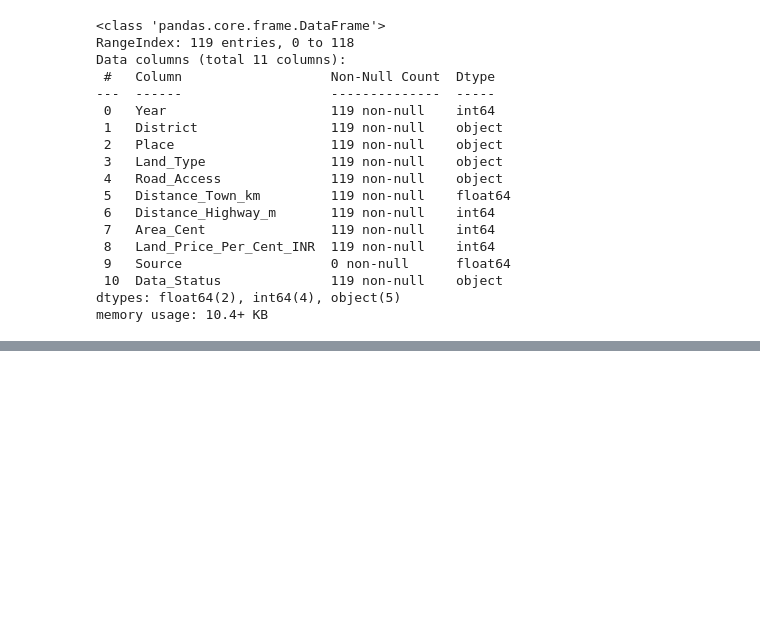
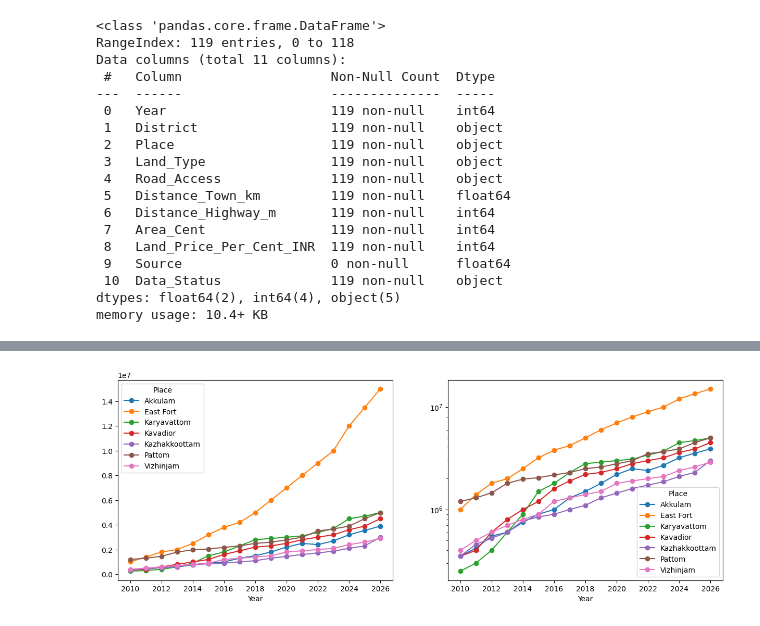
Before and after one commit to SREEHARI09/Land_price_prediction, a Jupyter notebook: EDA.ipynb, the cells around one changed output, grey strips where cells are left out. Drawn from its saved outputs; the diff is of its cells as text; code cells hidden in the pictures; blank space fills up the shorter version.

```diff
--- a/EDA.ipynb
+++ b/EDA.ipynb
@@ -47,3 +48,24 @@ Data columns (total 11 columns):
  10  Data_Status              119 non-null    object
 dtypes: float64(2), int64(4), object(5)
 memory usage: 10.4+ KB
+# %%
+path = 'dataset/land_price_processed.csv'
+
+if os.path.exists(path):
+    # normal route: file created by the preprocessing notebook
+    df = pd.read_csv(path)
+    print('Loaded', path)
+else:
+    # fallback: build the same processed data here from the raw Excel file
+    print(path, 'not found - rebuilding from the raw Excel file')
+    df = pd.read_excel('dataset/kerala_land_price_dataset.xlsx')
+    df['Place'] = df['Place'].str.strip()
+    df['Land_Type'] = df['Land_Type'].str.strip().str.replace('Forntage', 'Frontage')
+    df = df.drop(columns=['District', 'Road_Access', 'Area_Cent', 'Source', 'Data_Status'])
+    df = df.rename(columns={'Land_Price_Per_Cent_INR': 'Price'})
+    df = df.sort_values(['Place', 'Year']).reset_index(drop=True)
+    df['t'] = df['Year'] - 2010
+    df['log_price'] = np.log(df['Price'])
+    df['YoY_%'] = df.groupby('Place')['Price'].pct_change() * 100
+
+print(df.columns.tolist())
@@ -49,0 +91,2 @@ memory usage: 10.4+ KB
+# %%
+pivot = df.pivot(index='Year', columns='Place', values='Price')
@@ -49,0 +103,7 @@ memory usage: 10.4+ KB
+# %%
+fig, axes = plt.subplots(1, 2, figsize=(15, 5))
+pivot.plot(ax=axes[0], marker='o')
+pivot.plot(ax=axes[1], marker='o', logy=True)
+plt.show()
+# %% [output]
+[figure, added]
```
Also changed, not shown: parts of 18 cells of this notebook.
